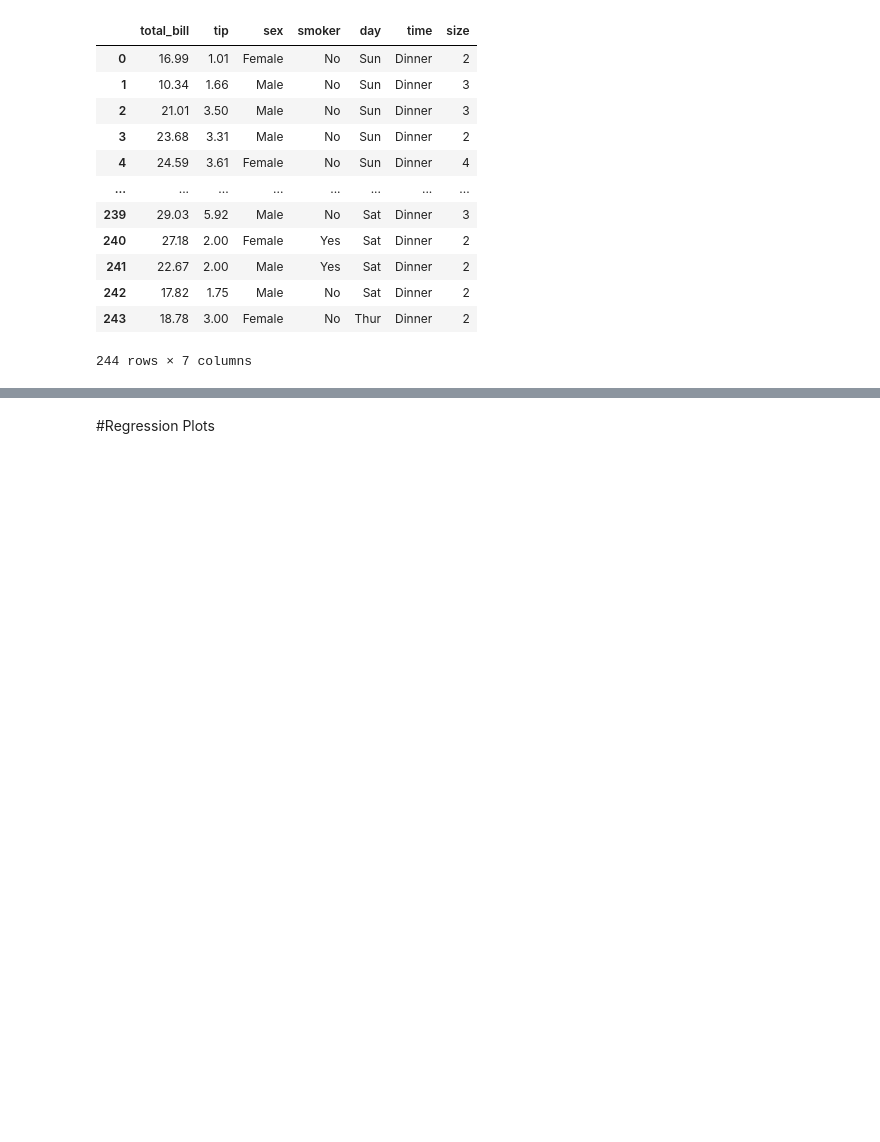
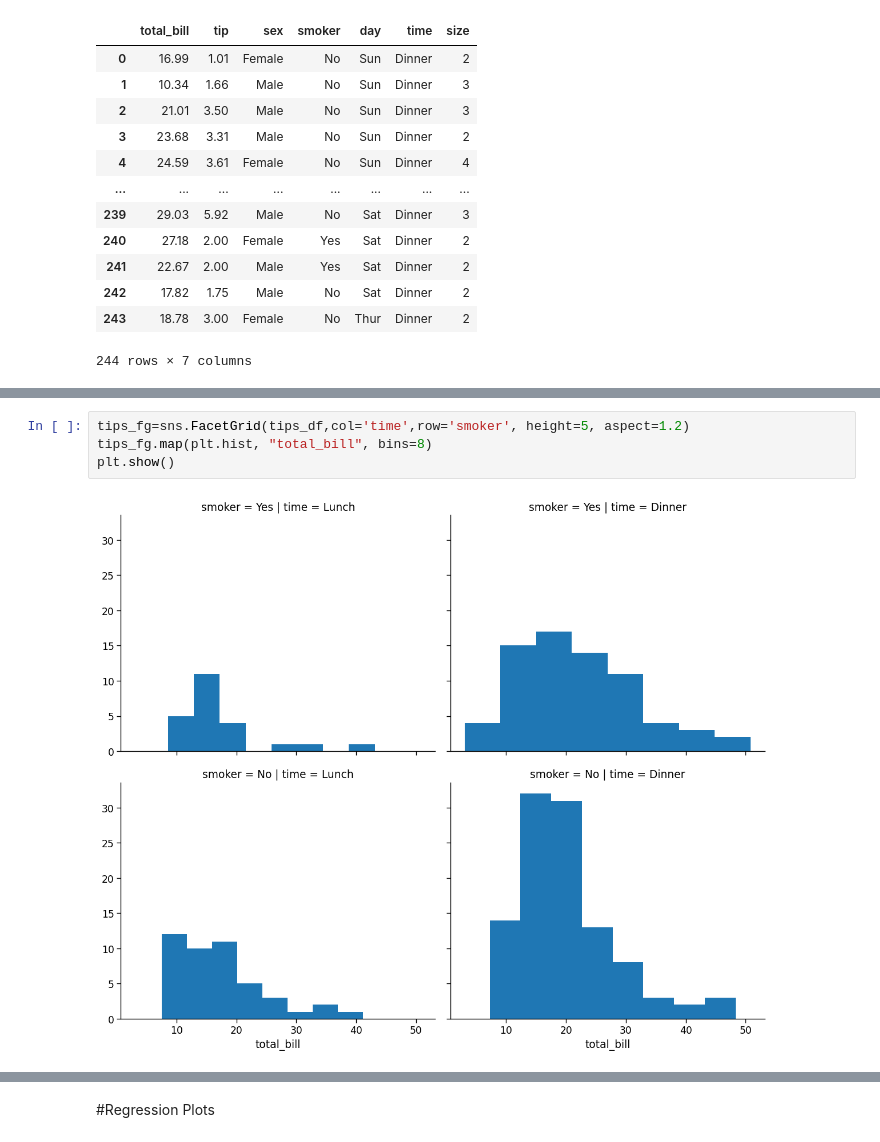
Before and after one commit to touhid0503/Seaborn, a Jupyter notebook: seaborn_12_02_26.ipynb, the cells around one changed output, grey strips where cells are left out. Saved outputs shown, nothing was run; the diff lists cells and outputs as text; blank space fills up the shorter version.

```diff
--- a/seaborn_12_02_26.ipynb
+++ b/seaborn_12_02_26.ipynb
@@ -165,0 +175,6 @@ tips_df
+# %%
+tips_fg=sns.FacetGrid(tips_df,col='time',row='smoker', height=5, aspect=1.2)
+tips_fg.map(plt.hist, "total_bill", bins=8)
+plt.show()
+# %% [output]
+[figure, added]
```
Also changed, not shown: parts of 9 cells of this notebook.
